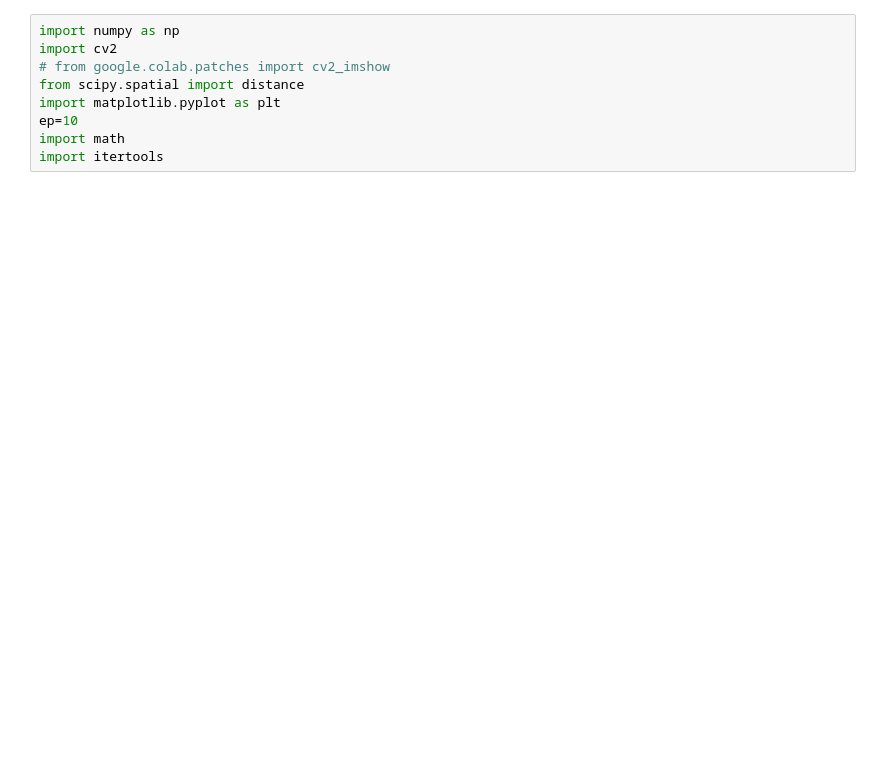
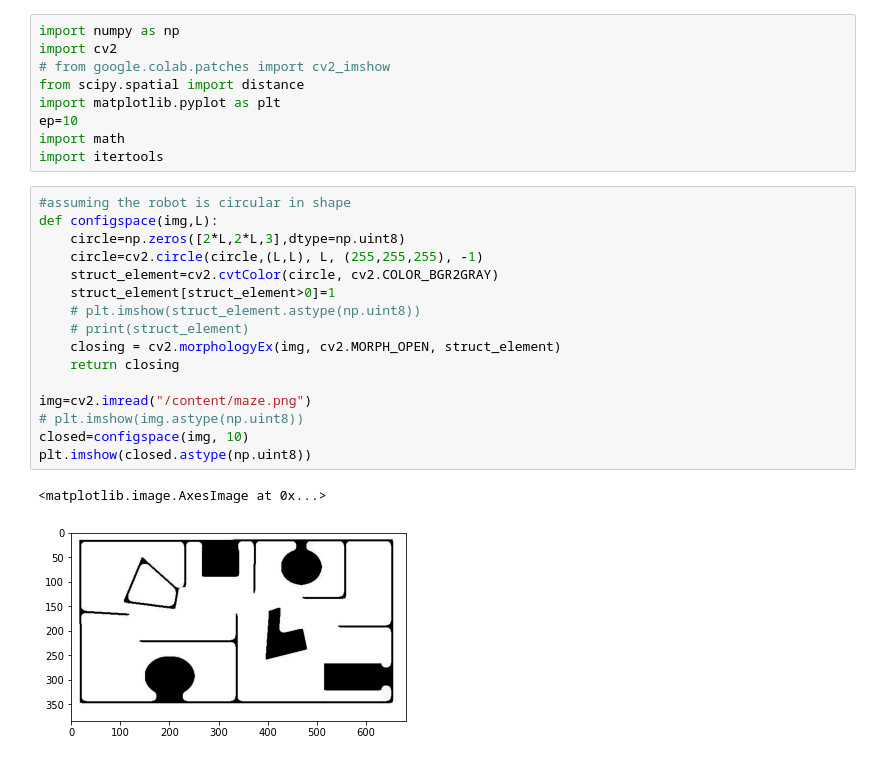
Before and after one commit to loaydatrain/Robotics-Planning-and-Navigation, a Jupyter notebook: rrt.ipynb, the cells around one changed output. Cells and saved outputs as stored; diff of their text form; blank space fills up the shorter version.

Commit message:
added config space

```diff
--- a/rrt.ipynb
+++ b/rrt.ipynb
@@ -7,6 +7,25 @@ import matplotlib.pyplot as plt
 ep=10
 import math
 import itertools
+# %%
+#assuming the robot is circular in shape
+def configspace(img,L):
+    circle=np.zeros([2*L,2*L,3],dtype=np.uint8)
+    circle=cv2.circle(circle,(L,L), L, (255,255,255), -1)
+    struct_element=cv2.cvtColor(circle, cv2.COLOR_BGR2GRAY)
+    struct_element[struct_element>0]=1
+    # plt.imshow(struct_element.astype(np.uint8))
+    # print(struct_element)
+    closing = cv2.morphologyEx(img, cv2.MORPH_OPEN, struct_element)
+    return closing
+
+img=cv2.imread("/content/maze.png")
+# plt.imshow(img.astype(np.uint8))
+closed=configspace(img, 10)
+plt.imshow(closed.astype(np.uint8))
+# %% [output]
+<matplotlib.image.AxesImage at 0x...>
+[figure, added]
 # %%
 def rrt_holon(img, t1, t2):
     ep=10
```
Also changed, not shown: parts of 6 cells of this notebook, 1 other file.
